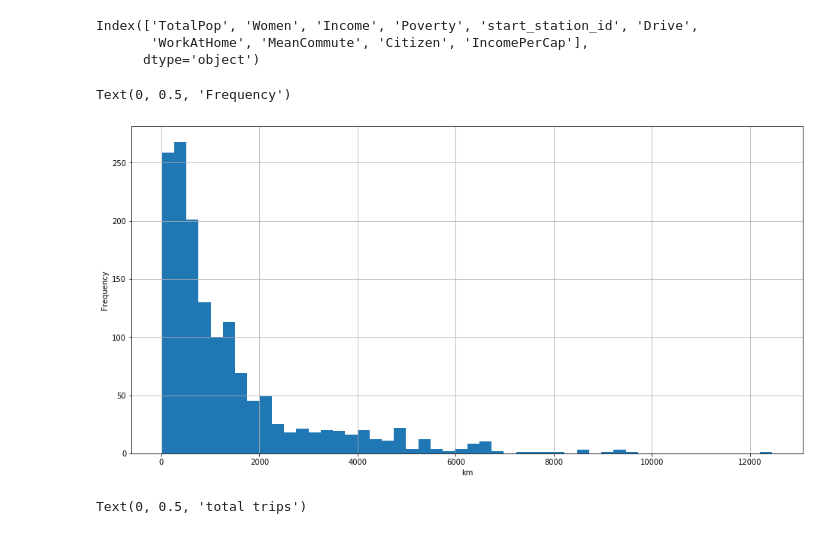
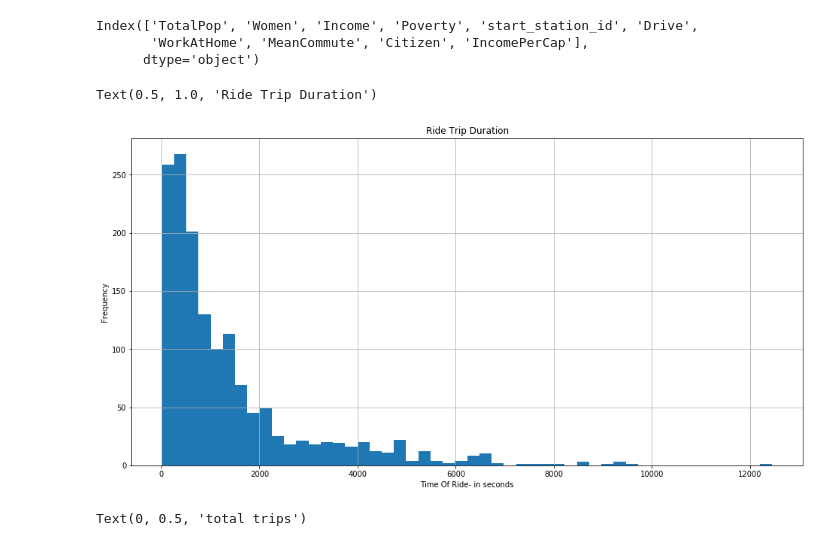
Before and after one commit to amyscott303/Thinkful, a Jupyter notebook: NY_model.ipynb, the cells around one changed output. Saved outputs shown, nothing was run; the diff lists cells and outputs as text; code cells hidden in the pictures.

```diff
--- a/NY_model.ipynb
+++ b/NY_model.ipynb
@@ -131,11 +132,12 @@ Index(['TotalPop', 'Women', 'Income', 'Poverty', 'start_station_id', 'Drive',
 # %%
 plt.figure(figsize=(16, 8))
 df.tripduration.hist( bins=50)
-plt.xlabel("km")
+plt.xlabel("Time Of Ride- in seconds")
 plt.ylabel('Frequency')
+plt.title ('Ride Trip Duration')
 # %% [output]
-Text(0, 0.5, 'Frequency')
+Text(0.5, 1.0, 'Ride Trip Duration')
-[figure, old version]
+[figure, new version]
 # %%
 plt.figure(figsize=(16, 8))
 df.log_tripcount.hist( bins=50)
```
Also changed, not shown: parts of 2 cells of this notebook.
